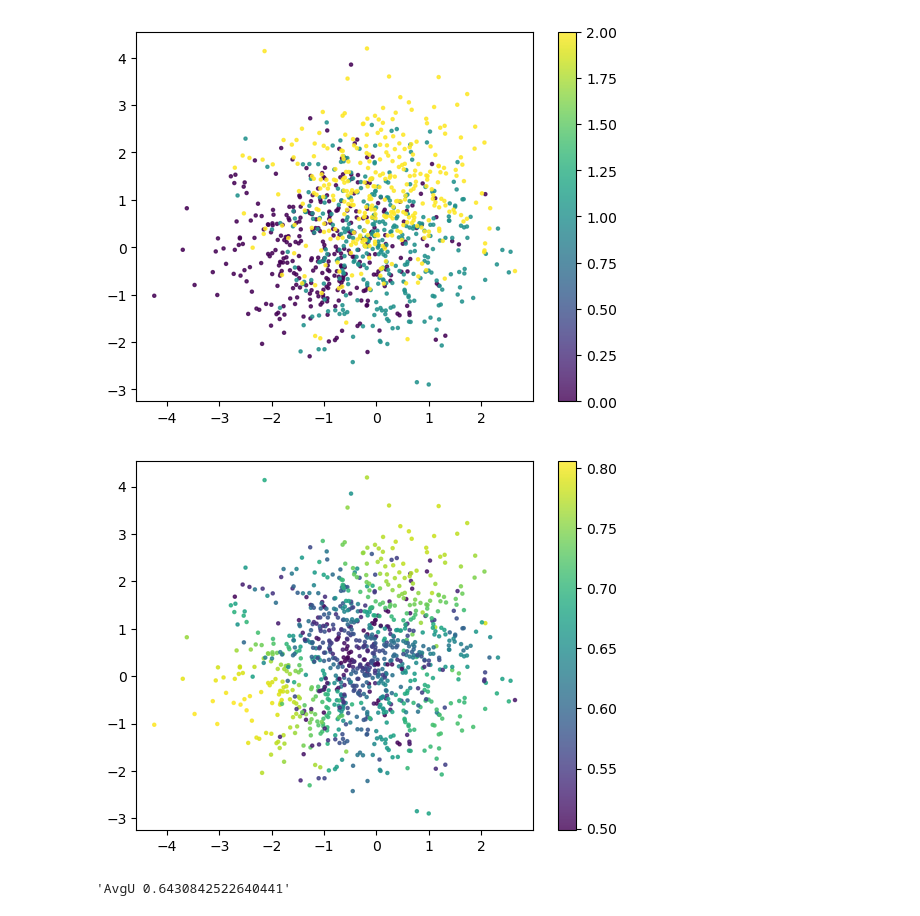
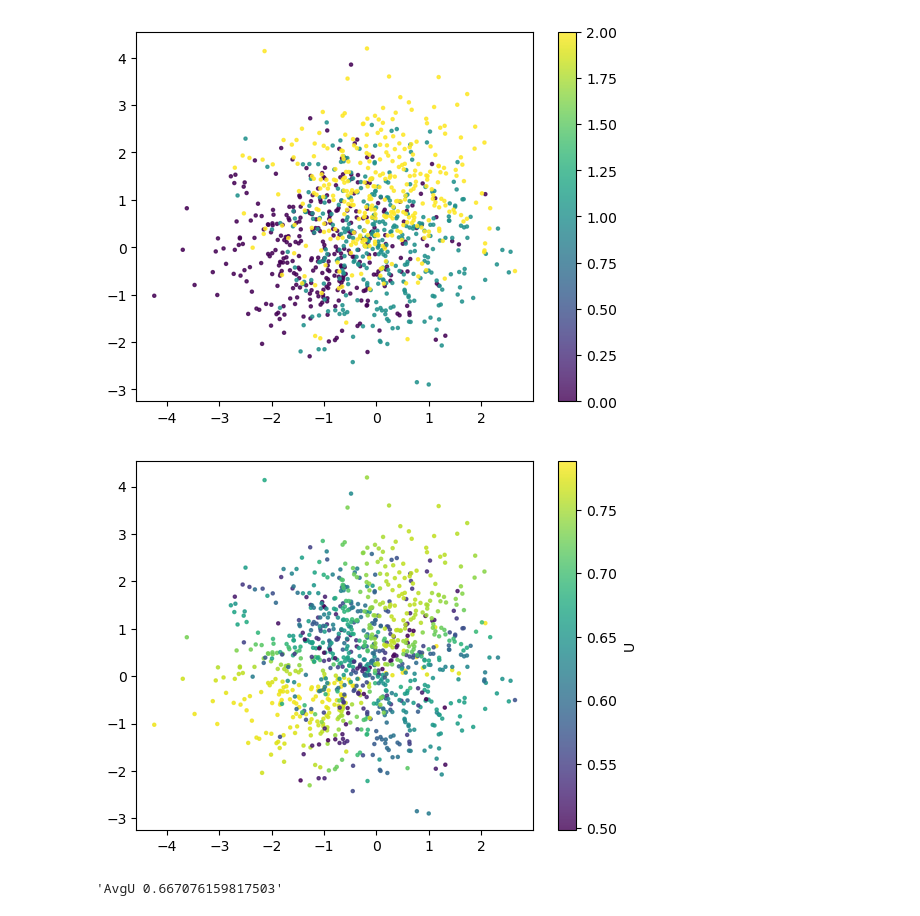
Before and after one commit to habla-liaa/multidimensional-wilcoxon-mann-whitney, a Jupyter notebook: example/Demo.ipynb, the cells around one changed output. Drawn from its saved outputs; the diff is of its cells as text; code cells hidden in the pictures.

```diff
--- a/example/Demo.ipynb
+++ b/example/Demo.ipynb
@@ -27,19 +27,19 @@ display(f"AvgU {np.mean(U)}");
 # %%
 n_samples = 1000
 centers = [(-1,  0), (0, 0), (0, 1)]
 X, y = make_blobs(n_samples=n_samples, centers=centers, shuffle=False, random_state=42)
 plt.scatter(X[:, 0], X[:, 1], c=y, alpha=0.8, s=5)
 plt.colorbar()
 plt.show()
 
-U =  multidimensional_ranksum(X, y)
+U =  multidimensional_ranksum(X, y, "cosine")
 
 plt.scatter(X[:, 0], X[:, 1], c=U, alpha=0.8, s=5)
-plt.colorbar();
+plt.colorbar(label="U");
 
 plt.show()
 display(f"AvgU {np.mean(U)}")
 # %% [output]
 [figure]
-[figure, old version]
+[figure, new version]
-'AvgU 0.6430842522640441'
+'AvgU 0.667076159817503'
```
Also changed, not shown: parts of 3 cells of this notebook, 1 other file.
